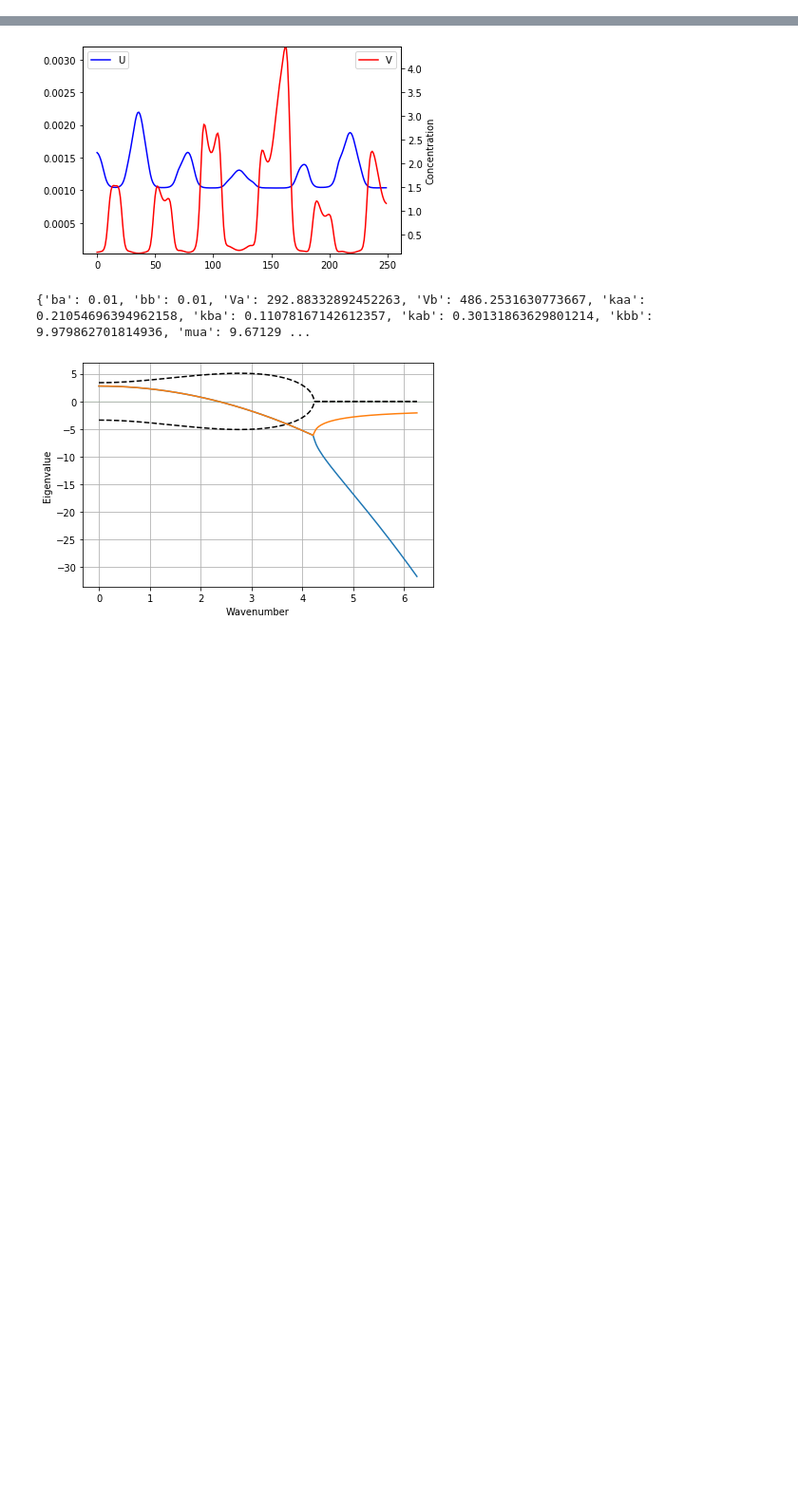
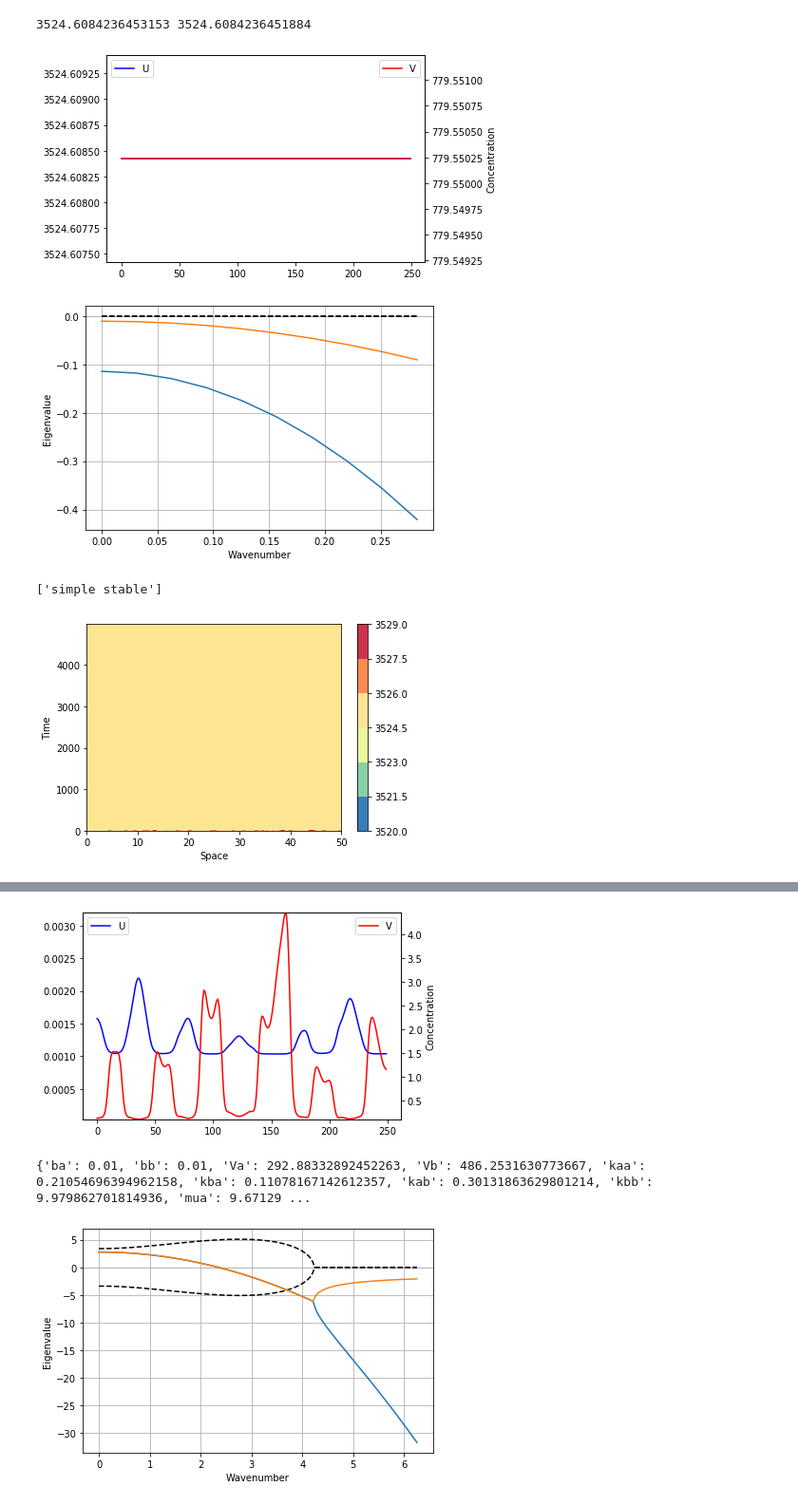
Before and after one commit to martinaoliver/modelling, a Jupyter notebook: growth/src/patternAnalysis/plotSingle.ipynb, the cells around one changed output, grey strips where cells are left out. Shown at 95% size. Drawn from its saved outputs; the diff is of its cells as text; code cells hidden in the pictures; blank space fills up the shorter version.

```diff
--- a/growth/src/patternAnalysis/plotSingle.ipynb
+++ b/growth/src/patternAnalysis/plotSingle.ipynb
@@ -25,0 +40,7 @@ from tqdm import tqdm
+# %%
+metric='psEntropy'
+df = pickle.load( open( modellingpath + '/growth/out/patternAnalysis/%s/%s/%s/%s_df_%s.pkl'%(circuit_n,mechanism,metric,metric,filename('x')), 'rb'))
+print(df['system_class'].value_counts())
+states = ['turing I, turing II', 'turing I hopf', 'turing I oscillatory', 'turing II hopf','hopf', 'complex unstable', 'turing semi-hopf']
+special_df = df.loc[df['system_class'].isin(states)]
+special_df
@@ -25,0 +92,9 @@ from tqdm import tqdm
+# %%
+
+parID_display(1,L,J,T,crop=10)
+# %% [output]
+3524.6084236453153 3524.6084236451884
+[figure, added]
+[figure, added]
+['simple stable']
+[figure, added]
```
Also changed, not shown: parts of 16 cells of this notebook, 19 other files.
